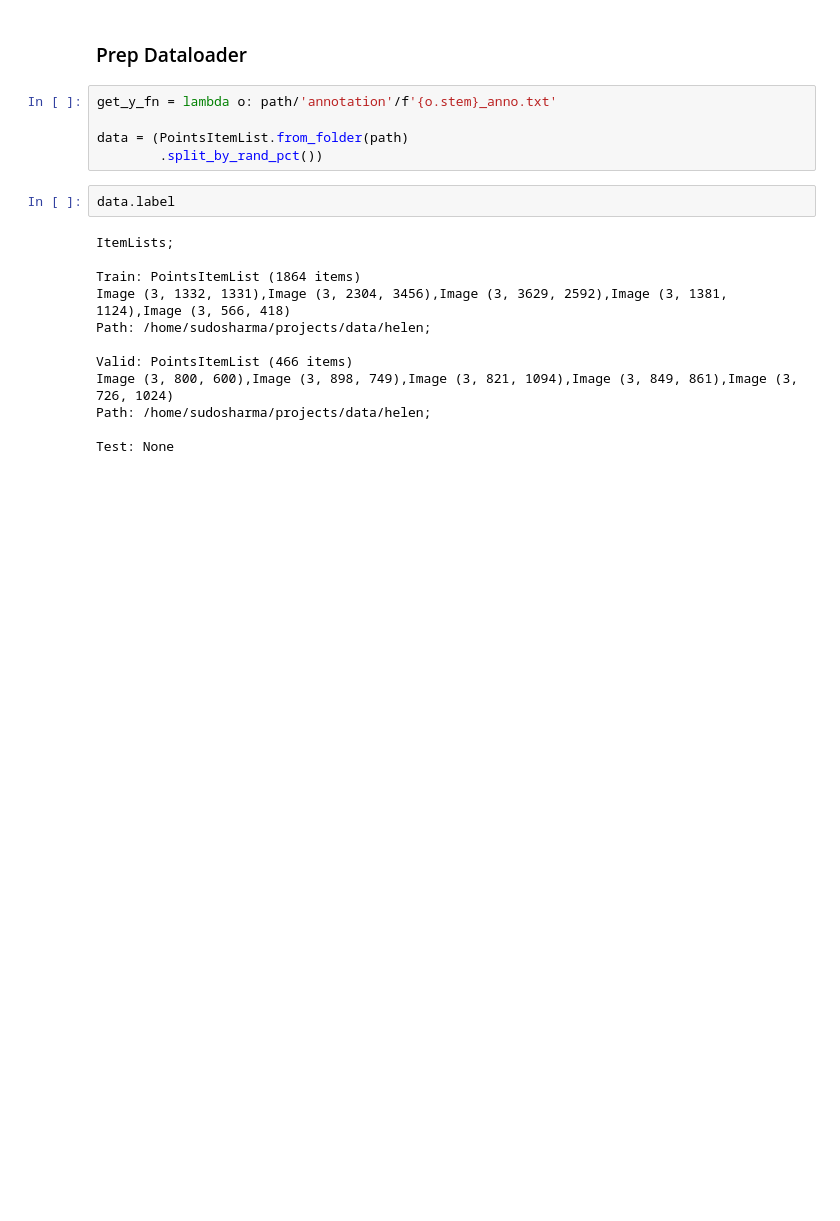
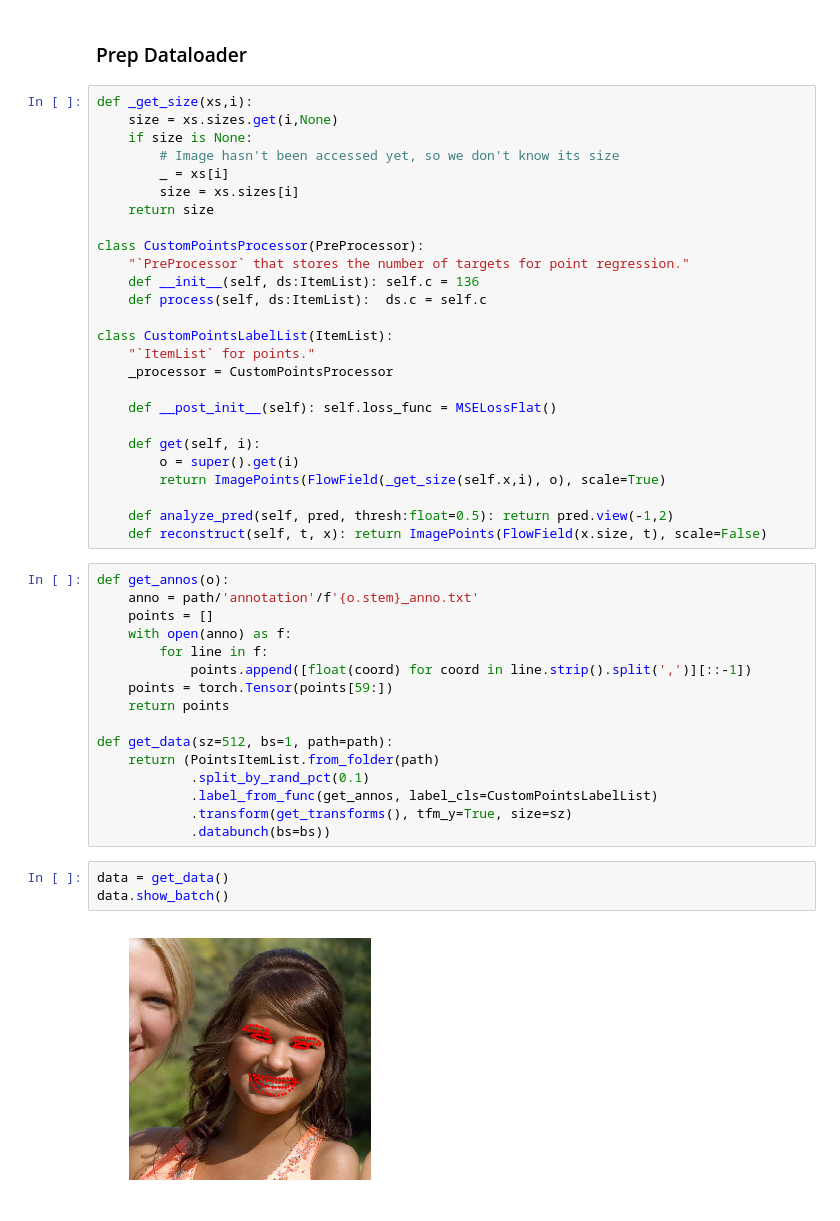
Before and after one commit to SudoSharma/datonymous, a Jupyter notebook: face_blur_sandbox.ipynb, the cells around one changed output. Saved outputs shown, nothing was run; the diff lists cells and outputs as text; blank space fills up the shorter version.

Commit message:
[add] finish data loading

```diff
--- a/face_blur_sandbox.ipynb
+++ b/face_blur_sandbox.ipynb
@@ -38,21 +27,49 @@ img.show(y=points)
 # %% [markdown]
 ### Prep Dataloader
-# %%
-get_y_fn = lambda o: path/'annotation'/f'{o.stem}_anno.txt'
-
-data = (PointsItemList.from_folder(path)
-        .split_by_rand_pct())
-# %%
-data.label
-# %% [output]
-ItemLists;
-
-Train: PointsItemList (1864 items)
-Image (3, 1332, 1331),Image (3, 2304, 3456),Image (3, 3629, 2592),Image (3, 1381, 1124),Image (3, 566, 418)
-Path: /home/sudosharma/projects/data/helen;
-
-Valid: PointsItemList (466 items)
-Image (3, 800, 600),Image (3, 898, 749),Image (3, 821, 1094),Image (3, 849, 861),Image (3, 726, 1024)
-Path: /home/sudosharma/projects/data/helen;
-
-Test: None
+# %%
+def _get_size(xs,i):
+    size = xs.sizes.get(i,None)
+    if size is None:
+        # Image hasn't been accessed yet, so we don't know its size
+        _ = xs[i]
+        size = xs.sizes[i]
+    return size
+
+class CustomPointsProcessor(PreProcessor):
+    "`PreProcessor` that stores the number of targets for point regression."
+    def __init__(self, ds:ItemList): self.c = 136
+    def process(self, ds:ItemList):  ds.c = self.c
+
+class CustomPointsLabelList(ItemList):
+    "`ItemList` for points."
+    _processor = CustomPointsProcessor
+
+    def __post_init__(self): self.loss_func = MSELossFlat()
+
+    def get(self, i):
+        o = super().get(i)
+        return ImagePoints(FlowField(_get_size(self.x,i), o), scale=True)
+
+    def analyze_pred(self, pred, thresh:float=0.5): return pred.view(-1,2)
+    def reconstruct(self, t, x): return ImagePoints(FlowField(x.size, t), scale=False)
+# %%
+def get_annos(o):
+    anno = path/'annotation'/f'{o.stem}_anno.txt'
+    points = []
+    with open(anno) as f:
+        for line in f:
+            points.append([float(coord) for coord in line.strip().split(',')][::-1])
+    points = torch.Tensor(points[59:])
+    return points
+
+def get_data(sz=512, bs=1, path=path):
+    return (PointsItemList.from_folder(path)
+            .split_by_rand_pct(0.1)
+            .label_from_func(get_annos, label_cls=CustomPointsLabelList)
+            .transform(get_transforms(), tfm_y=True, size=sz)
+            .databunch(bs=bs))
+# %%
+data = get_data()
+data.show_batch()
+# %% [output]
+[figure, added]
```
Also changed, not shown: parts of 3 cells of this notebook.
